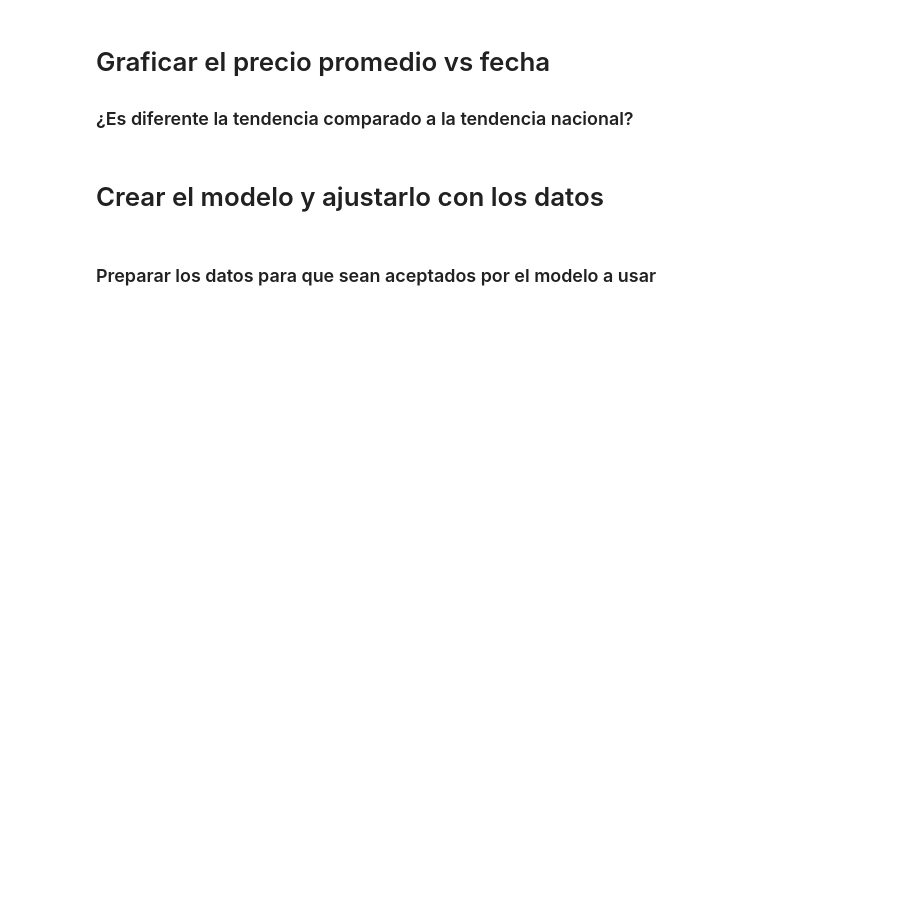
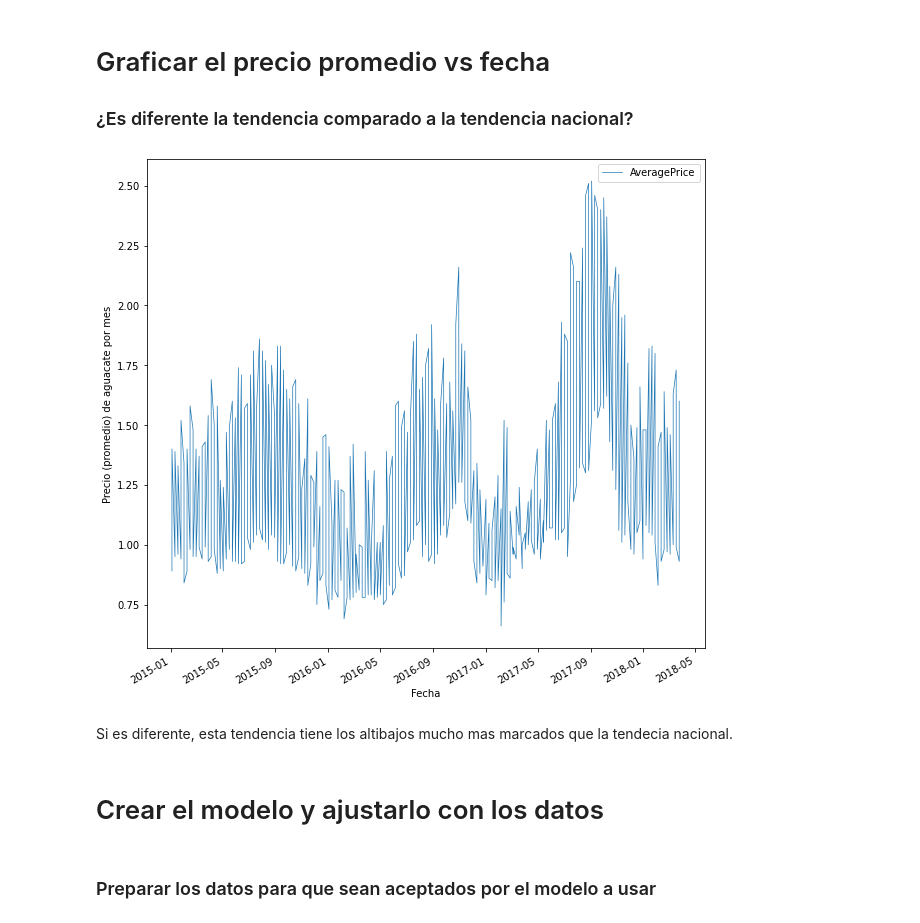
Before and after one commit to owdelc/LAB9DATA, a Jupyter notebook: Lab_9_Prediccion_precios_aguacates.ipynb, the cells around one changed output. Drawn from its saved outputs; the diff is of its cells as text; code cells hidden in the pictures; blank space fills up the shorter version.

```diff
--- a/Lab_9_Prediccion_precios_aguacates.ipynb
+++ b/Lab_9_Prediccion_precios_aguacates.ipynb
@@ -201,5 +201,12 @@ ax = modelo.plot_components(prediccion)
 ### Repetir el ejercicio pero solo con la región oeste "West" de los EEUU
 # %% [markdown]
 ### Leer el archivo de datos
+# %%
+westDataset = pd.read_csv("aguacates_EEUU.csv")
+westDataset = westDataset[westDataset['region']=='West']
 # %% [markdown]
 ### Por si acaso no están ordenadas las observaciones
+# %%
+westDataset['Date'] = pd.to_datetime(westDataset['Date'], format='%Y-%m-%d')
+westDataset = westDataset.sort_values(by='Date', ascending=True)
+westDataset
@@ -207,6 +228,15 @@ ax = modelo.plot_components(prediccion)
 # Graficar el precio promedio vs fecha
 
 ### ¿Es diferente la tendencia comparado a la tendencia nacional?
+# %%
+ax = westDataset.plot(y='AveragePrice', x='Date', linewidth=0.7, figsize=(10,10))
+ax.set_ylabel("Precio (promedio) de aguacate por mes")
+ax.set_xlabel("Fecha")
+plt.show()
+# %% [output]
+[figure, added]
+# %% [markdown]
+Si es diferente, esta tendencia tiene los altibajos mucho mas marcados que la tendecia nacional.
 # %% [markdown]
 # Crear el modelo y ajustarlo con los datos
 # %% [markdown]
```
Also changed, not shown: parts of 5 cells of this notebook.
